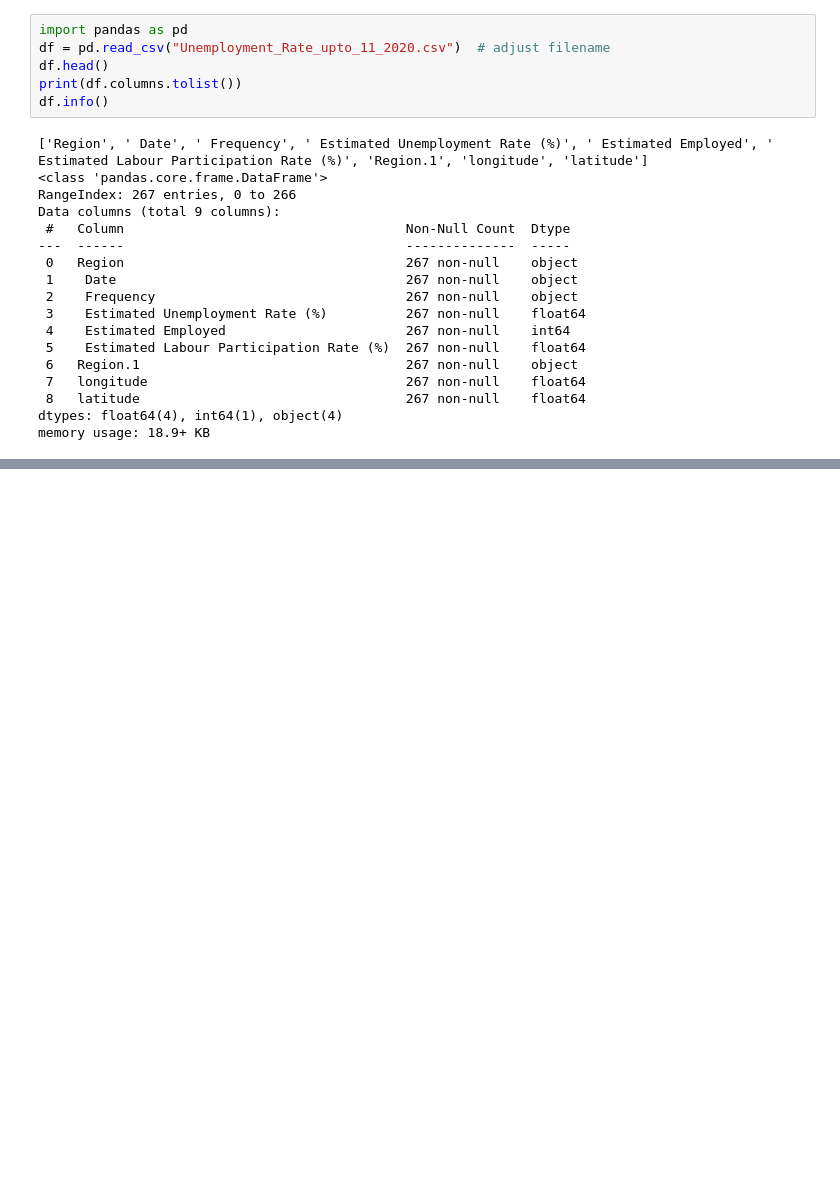
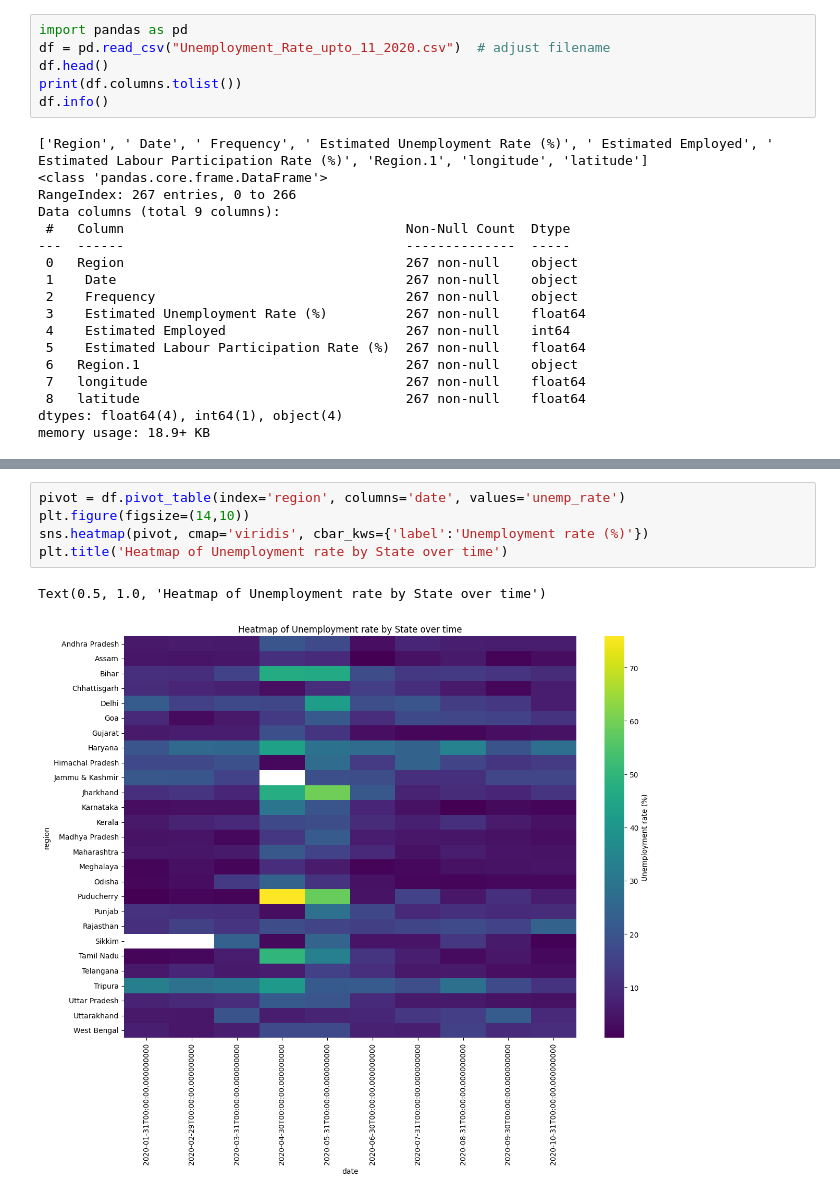
Before and after one commit to SohailAbbas830/codealpha_tasks, a Jupyter notebook: Task_02/CodeAlfa_project02.ipynb, the cells around one changed output, grey strips where cells are left out. Drawn from its saved outputs; the diff is of its cells as text; blank space fills up the shorter version.

```diff
--- a/Task_02/CodeAlfa_project02.ipynb
+++ b/Task_02/CodeAlfa_project02.ipynb
@@ -46,0 +118,8 @@ KeyError: 'state'
+# %%
+pivot = df.pivot_table(index='region', columns='date', values='unemp_rate')
+plt.figure(figsize=(14,10))
+sns.heatmap(pivot, cmap='viridis', cbar_kws={'label':'Unemployment rate (%)'})
+plt.title('Heatmap of Unemployment rate by State over time')
+# %% [output]
+Text(0.5, 1.0, 'Heatmap of Unemployment rate by State over time')
+[figure, added]
```
Also changed, not shown: parts of 17 cells of this notebook.
